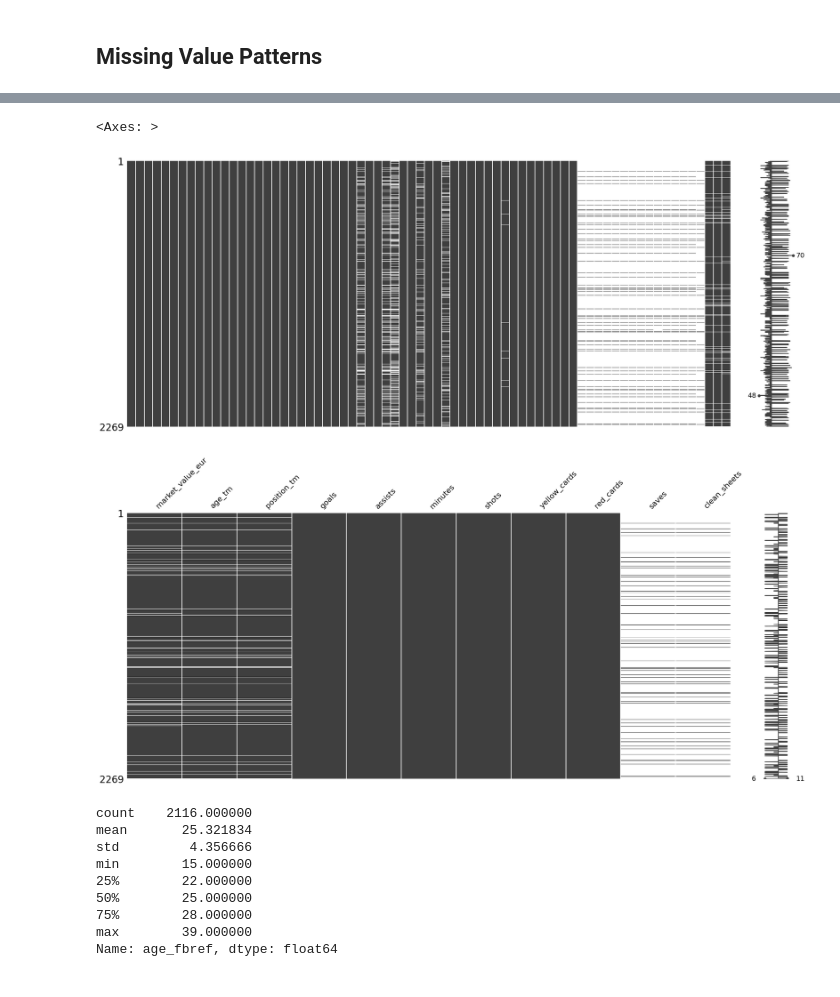
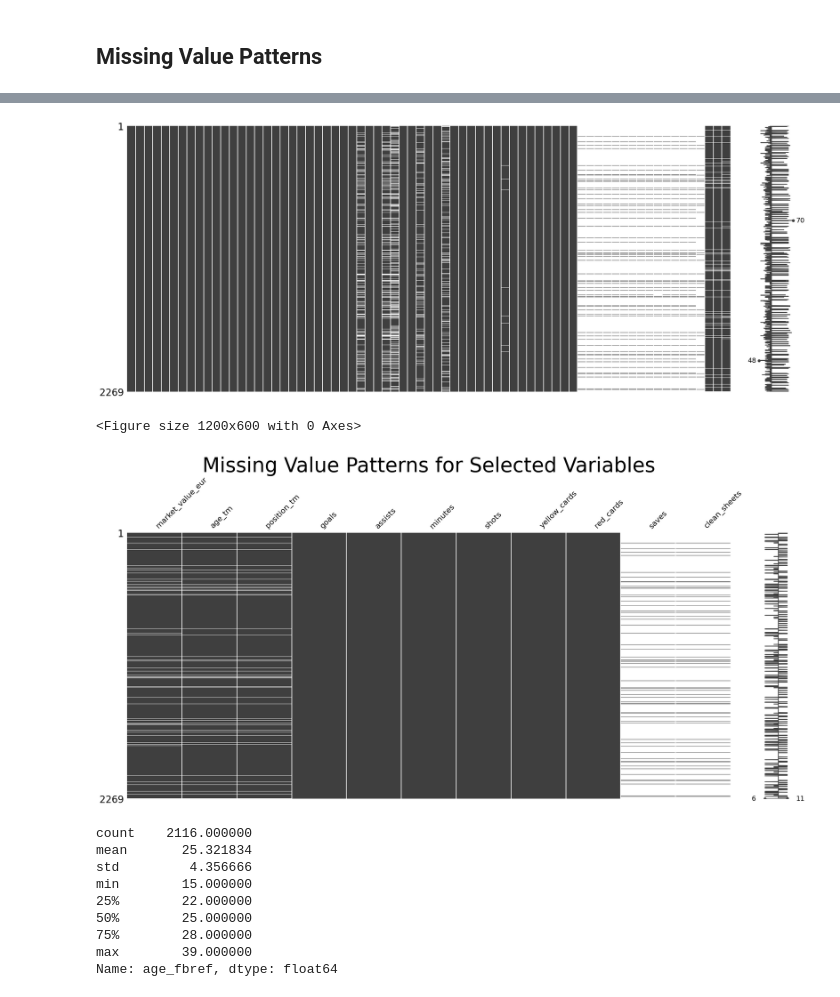
Before and after one commit to pHanToMcaNCoDE/predicting-epl-football-palyer-market-value, a Jupyter notebook: notebooks/03_exploratory_data_analysis.ipynb, the cells around one changed output, grey strips where cells are left out. Drawn from its saved outputs; the diff is of its cells as text; code cells hidden in the pictures.

```diff
--- a/notebooks/03_exploratory_data_analysis.ipynb
+++ b/notebooks/03_exploratory_data_analysis.ipynb
@@ -621,25 +687,36 @@ plt.show()
 # %%
 msno.matrix(merged)
 
 important_cols = [
     "market_value_eur",
     "age_tm",
     "position_tm",
     "goals",
     "assists",
     "minutes",
     "shots",
     "yellow_cards",
     "red_cards",
     "saves",
     "clean_sheets"
 ]
 
+plt.figure(figsize=(12,6))
 msno.matrix(merged[important_cols])
+
+plt.title("Missing Value Patterns for Selected Variables", fontsize=42)
+
+plt.savefig(
+    "/Users/kachi/Documents/Thesis/figures/missing_value_patterns.png",
+    dpi=300,
+    bbox_inches="tight"
+)
+
+plt.show()
 # %% [output]
+[figure]
-<Axes: >
+<Figure size 1200x600 with 0 Axes>
-[figure]
-[figure, old version]
+[figure, new version]
 # %%
 matched = merged[merged["market_value_eur"].notna()]
 unmatched = merged[merged["market_value_eur"].isna()]
```
Also changed, not shown: parts of 13 cells of this notebook, 26 other files.
